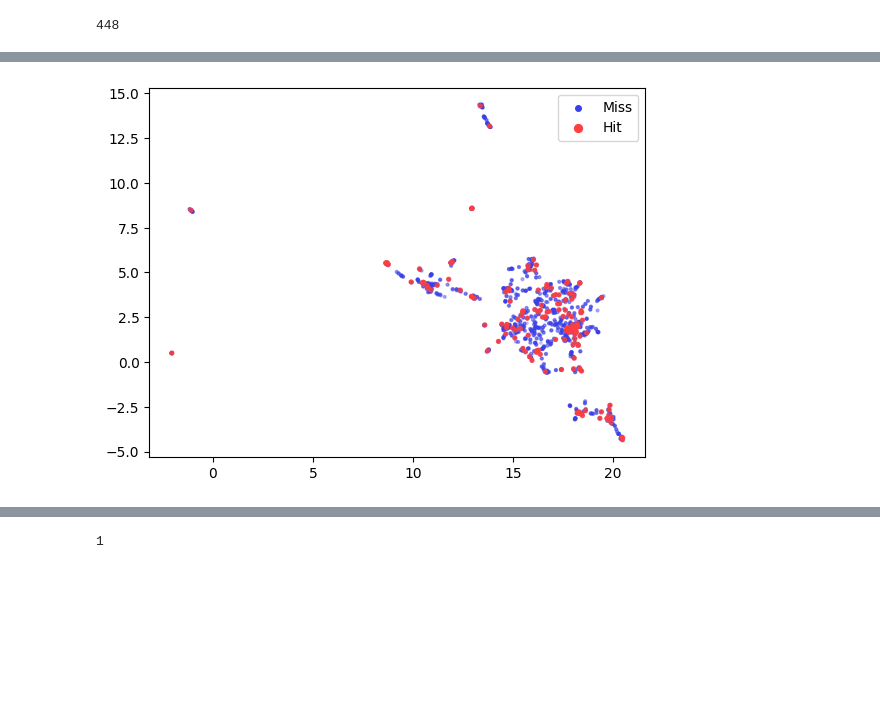
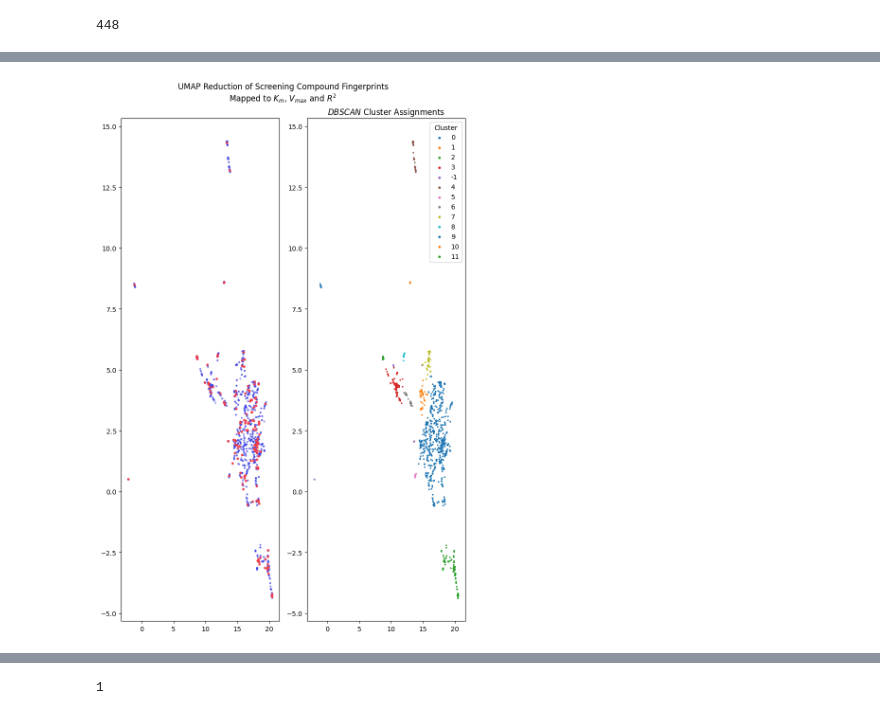
Before and after one commit to TrellixVulnTeam/screening-fist_OO2T, a Jupyter notebook: nb/screening-data.ipynb, the cells around one changed output, grey strips where cells are left out. Saved outputs shown, nothing was run; the diff lists cells and outputs as text; code cells hidden in the pictures; blank space fills up the shorter version.

Commit message:
added clusters to annotated hits umap

```diff
--- a/nb/screening-data.ipynb
+++ b/nb/screening-data.ipynb
@@ -405,28 +405,42 @@ dfxyz.head()
 # %%
 colours = {True: '#ff3f3f', False:'#3b3fe7'}
 
 size = lambda hit : 8 if hit else 4
 alpha = lambda hit : 0.8 if hit else 0.2
 
+fig, ax = plt.subplots(1,2, figsize=(8, 12))
 for i, j in zip([False, True, ],
                 ['Miss','Hit',],
                ):
     dfxyz_ = dfxyz.loc[dfxyz['hit']==i,:]
-    plt.scatter(dfxyz_['x'],
+    ax[0].scatter(dfxyz_['x'],
                 dfxyz_['y'],
                 c=colours[i],
                 s=dfxyz_['hit'].apply(size),
                 alpha=dfxyz_['hit'].apply(alpha),
                 #alpha=0.2,
                 label=j,
                )
-legend = plt.legend(markerscale=2)
-for i in legend.legendHandles:
-    i.set_alpha(1)
-plt.savefig('img/cpd-umap-hits.png')
+
+for i in xyz['z'].unique():
+    cl = xyz.loc[xyz['z'] == i, :]
+    ax[1].scatter(cl['x'],
+              cl['y'],
+              s=2,
+              label=i,
+             )
+ax[1].set_title('$DBSCAN$ Cluster Assignments')
+ax[1].legend(markerscale=2,
+               loc='best',
+              title='Cluster',
+              )
+
+fig.suptitle('UMAP Reduction of Screening Compound Fingerprints\nMapped to $K_m$, $V_{max}$ and $R^2$')
+plt.tight_layout()
+#plt.savefig('img/cpd-umap-kms.png')
 plt.show()
 # %% [output]
-[figure, old version]
+[figure, new version]
 # %%
 kmxyz = pd.concat([kms,kms['Cpd'].apply(getxyz)], axis=1)
 kmxyz
```
Also changed, not shown: parts of 1 cell of this notebook, 1 other file.
